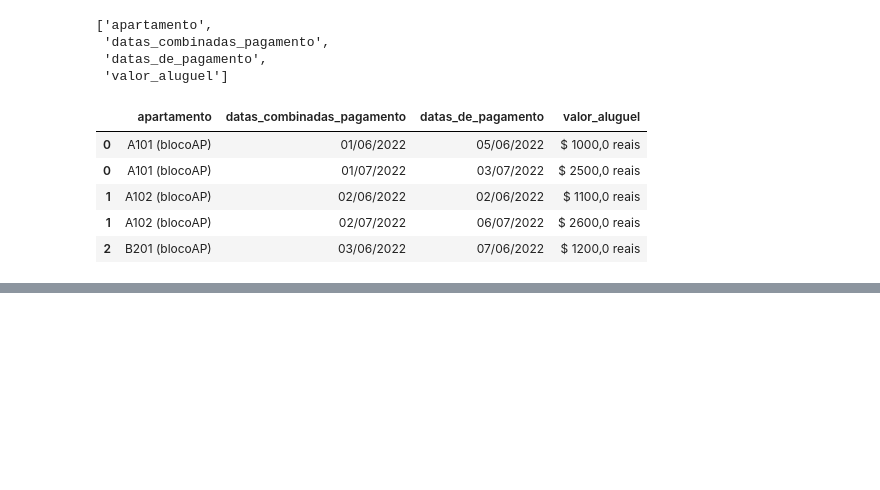
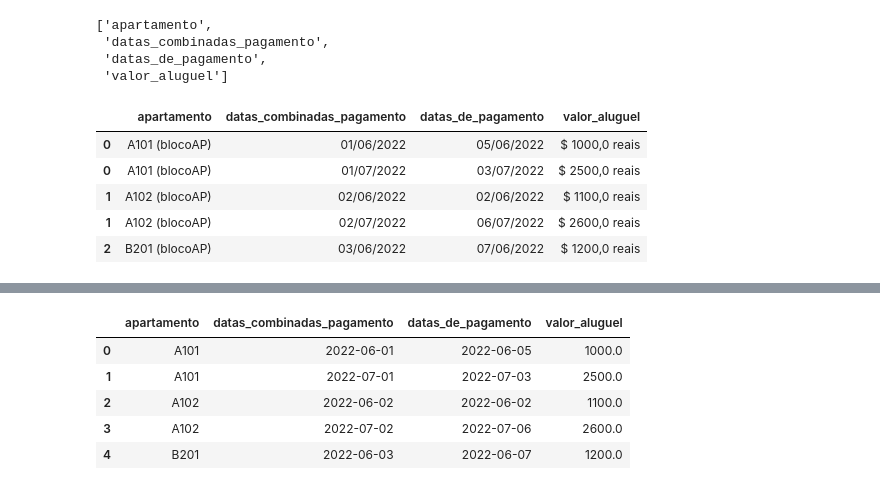
Before and after one commit to migueltosi/dschpj-data_transformation_and_manipulation, a Jupyter notebook: dschpj_condominium_administration.ipynb, the cells around one changed output, grey strips where cells are left out. Saved outputs shown, nothing was run; the diff lists cells and outputs as text; code cells hidden in the pictures; blank space fills up the shorter version.

```diff
--- a/dschpj_condominium_administration.ipynb
+++ b/dschpj_condominium_administration.ipynb
@@ -128,0 +166,9 @@ memory usage: 1.2+ KB
+# %%
+data.head()
+# %% [output]
+|  | apartamento | datas_combinadas_pagamento | datas_de_pagamento | valor_aluguel |
+| 0 | A101 | 2022-06-01 | 2022-06-05 | 1000.0 |
+| 1 | A101 | 2022-07-01 | 2022-07-03 | 2500.0 |
+| 2 | A102 | 2022-06-02 | 2022-06-02 | 1100.0 |
+| 3 | A102 | 2022-07-02 | 2022-07-06 | 2600.0 |
+| 4 | B201 | 2022-06-03 | 2022-06-07 | 1200.0 |
```
Also changed, not shown: parts of 13 cells of this notebook.
